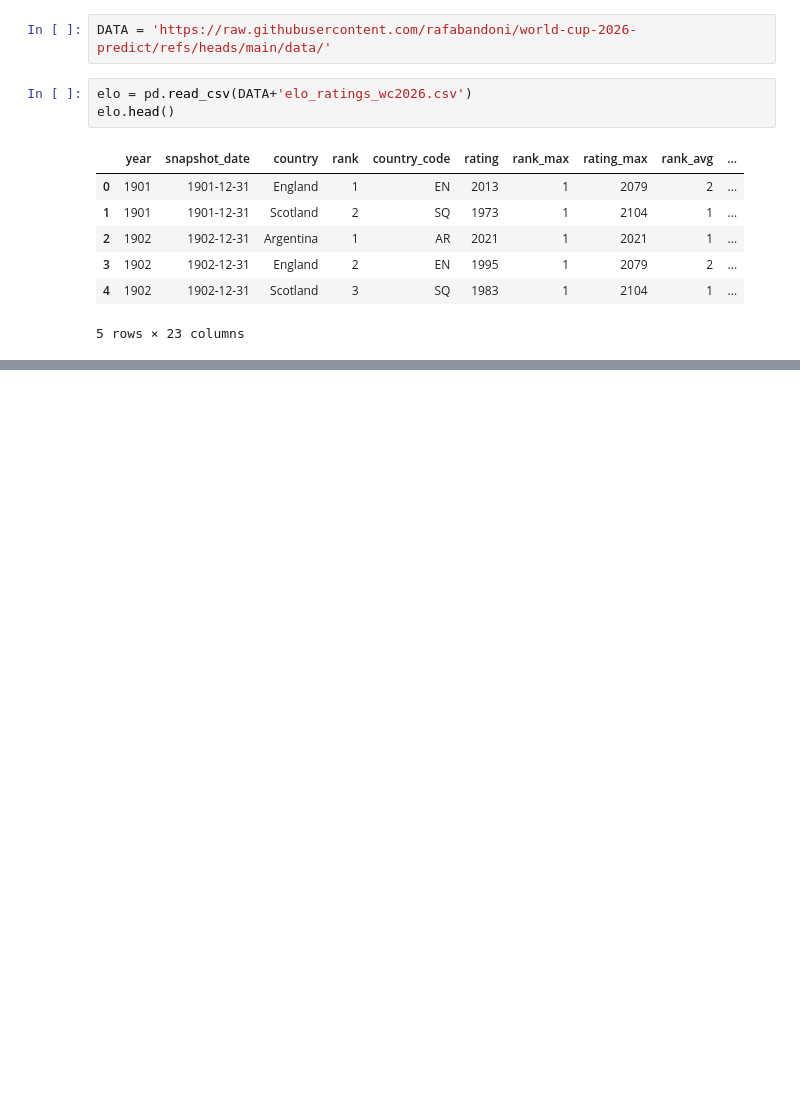
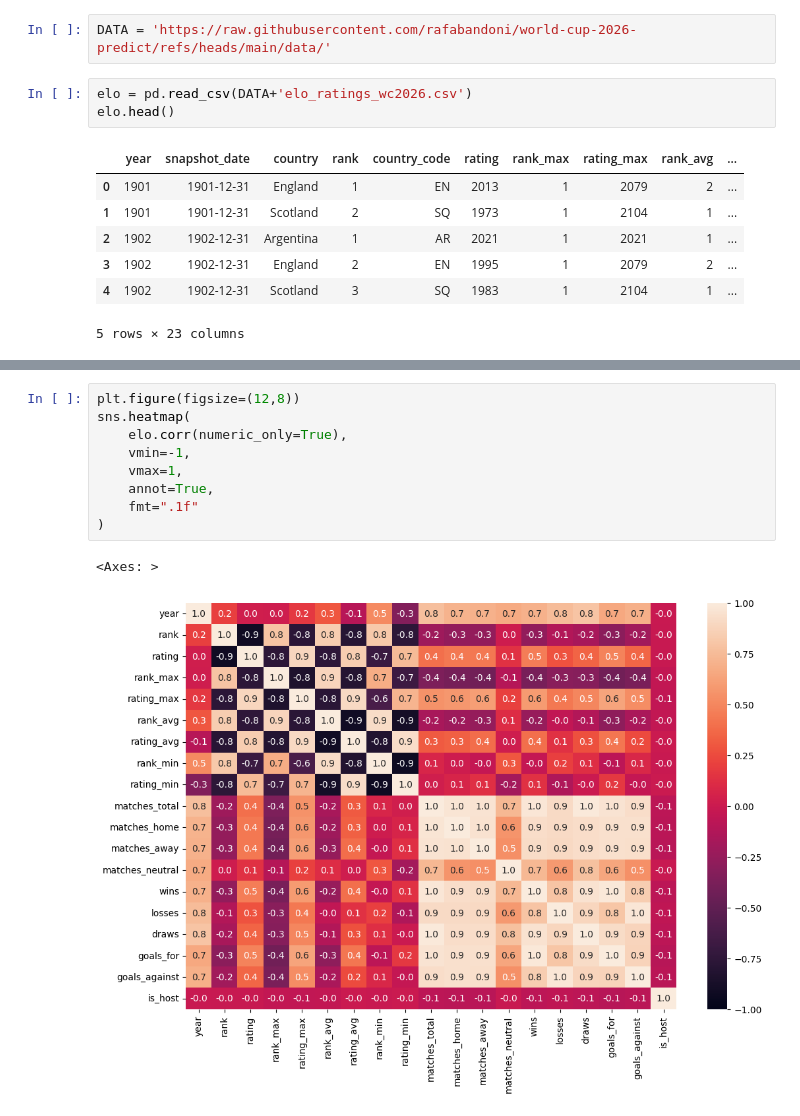
Before and after one commit to rafabandoni/world-cup-2026-predict, a Jupyter notebook: notebooks/eda.ipynb, the cells around one changed output, grey strips where cells are left out. Saved outputs shown, nothing was run; the diff lists cells and outputs as text; blank space fills up the shorter version.

```diff
--- a/notebooks/eda.ipynb
+++ b/notebooks/eda.ipynb
@@ -25,0 +69,12 @@ matches_hist.head()
+# %%
+plt.figure(figsize=(12,8))
+sns.heatmap(
+    elo.corr(numeric_only=True),
+    vmin=-1,
+    vmax=1,
+    annot=True,
+    fmt=".1f"
+)
+# %% [output]
+<Axes: >
+[figure, added]
```
Also changed, not shown: parts of 9 cells of this notebook.
